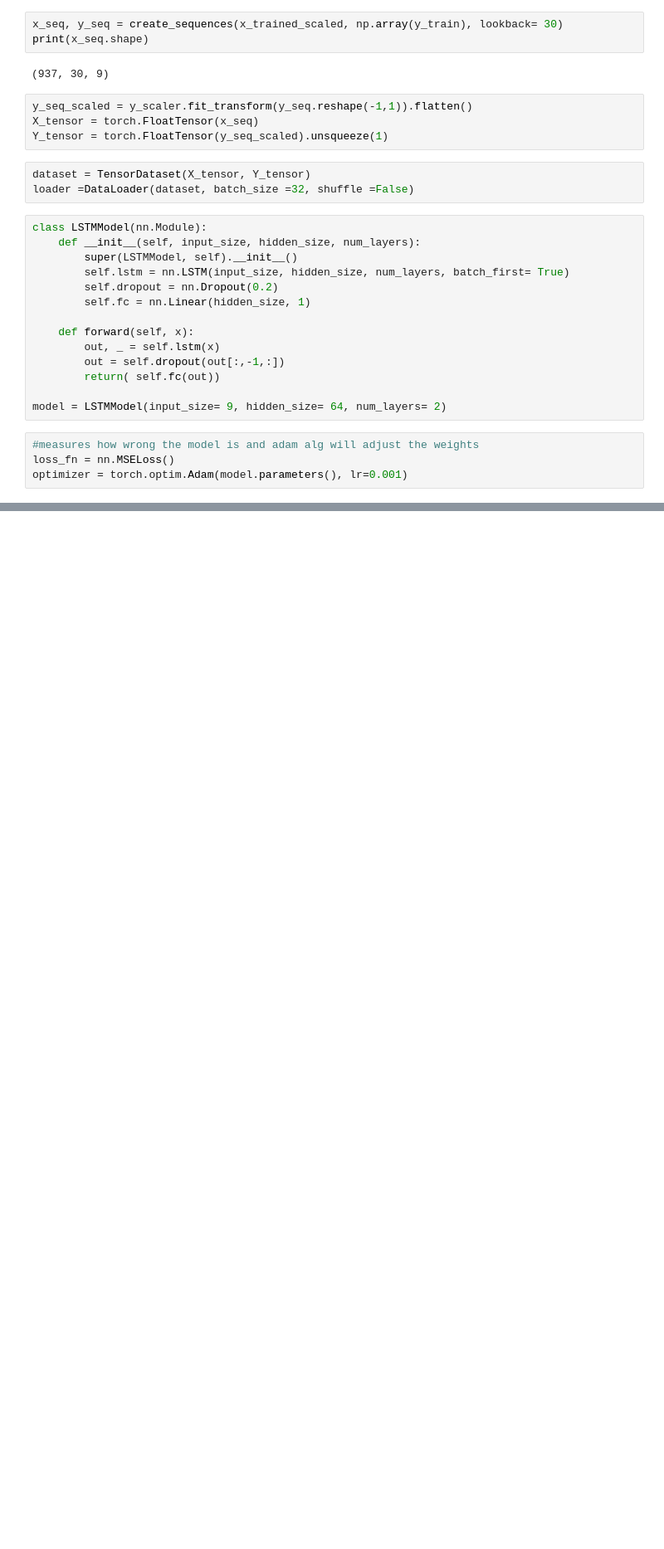
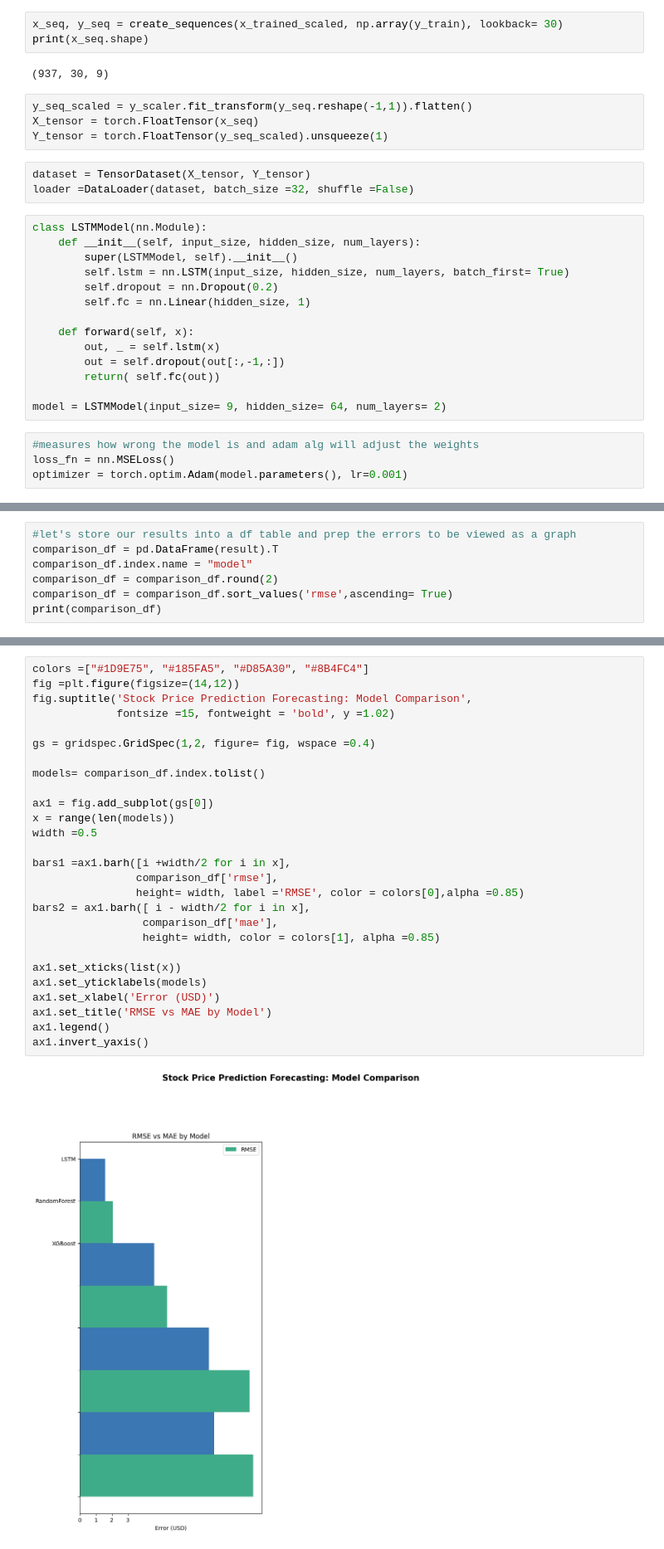
Before and after one commit to DavidO1621/stock-forecast-ml-pipeline, a Jupyter notebook: notebooks/02_model_comparison.ipynb, the cells around one changed output, grey strips where cells are left out. Shown at 83% size. Cells and saved outputs as stored; diff of their text form; blank space fills up the shorter version.

Commit message:
saved the results as a table then began to build charts to display models errors

```diff
--- a/notebooks/02_model_comparison.ipynb
+++ b/notebooks/02_model_comparison.ipynb
@@ -248,0 +250,7 @@ plt.show()
+# %%
+#let's store our results into a df table and prep the errors to be viewed as a graph
+comparison_df = pd.DataFrame(result).T
+comparison_df.index.name = "model"
+comparison_df = comparison_df.round(2)
+comparison_df = comparison_df.sort_values('rmse',ascending= True)
+print(comparison_df)
@@ -248,0 +264,29 @@ plt.show()
+# %%
+colors =["#1D9E75", "#185FA5", "#D85A30", "#8B4FC4"]
+fig =plt.figure(figsize=(14,12))
+fig.suptitle('Stock Price Prediction Forecasting: Model Comparison',
+             fontsize =15, fontweight = 'bold', y =1.02)
+
+gs = gridspec.GridSpec(1,2, figure= fig, wspace =0.4)
+
+models= comparison_df.index.tolist()
+
+ax1 = fig.add_subplot(gs[0])
+x = range(len(models))
+width =0.5
+
+bars1 =ax1.barh([i +width/2 for i in x],
+                comparison_df['rmse'],
+                height= width, label ='RMSE', color = colors[0],alpha =0.85)
+bars2 = ax1.barh([ i - width/2 for i in x],
+                 comparison_df['mae'],
+                 height= width, color = colors[1], alpha =0.85)
+
+ax1.set_xticks(list(x))
+ax1.set_yticklabels(models)
+ax1.set_xlabel('Error (USD)')
+ax1.set_title('RMSE vs MAE by Model')
+ax1.legend()
+ax1.invert_yaxis()
+# %% [output]
+[figure, added]
```
Also changed, not shown: parts of 5 cells of this notebook.
